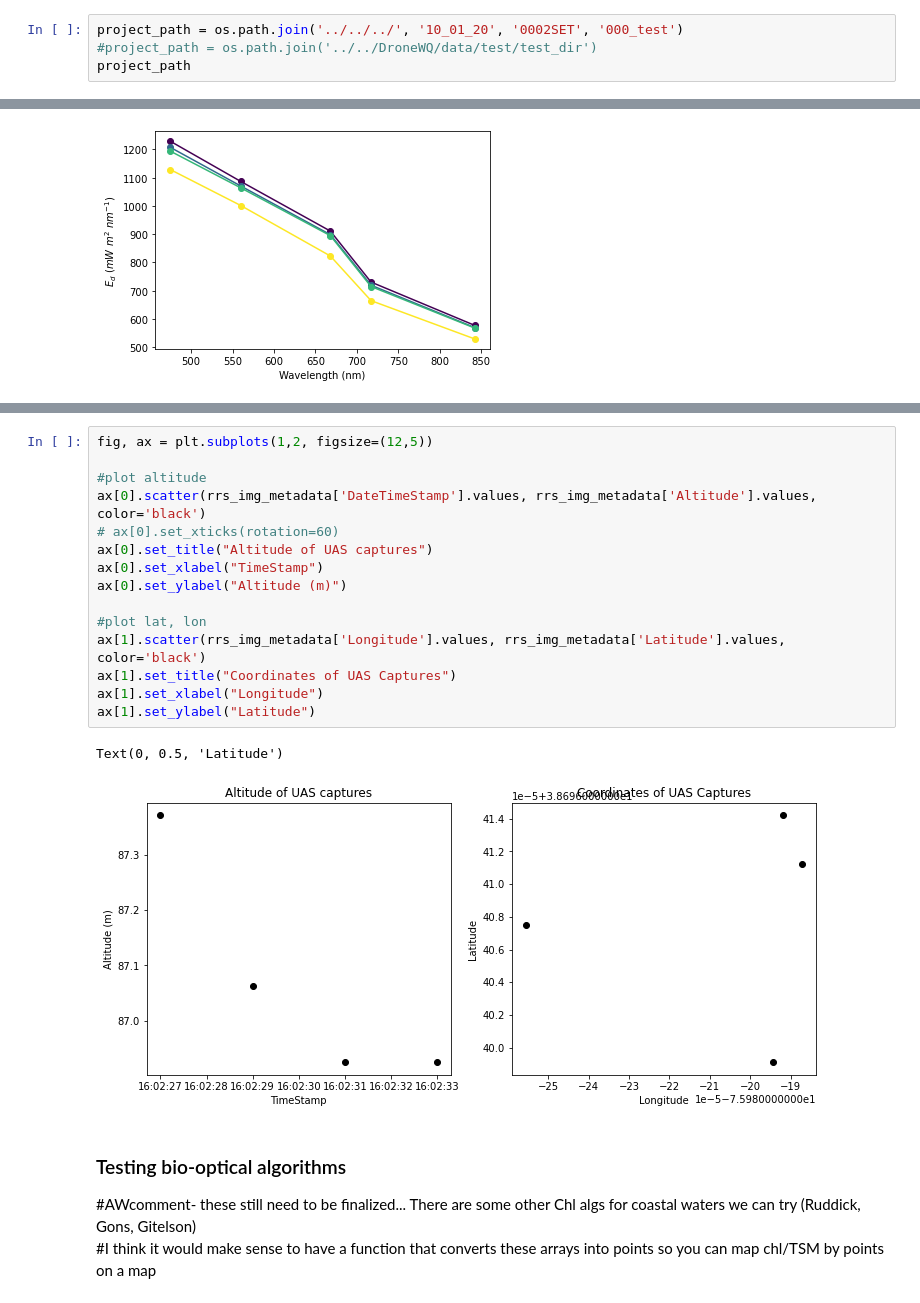
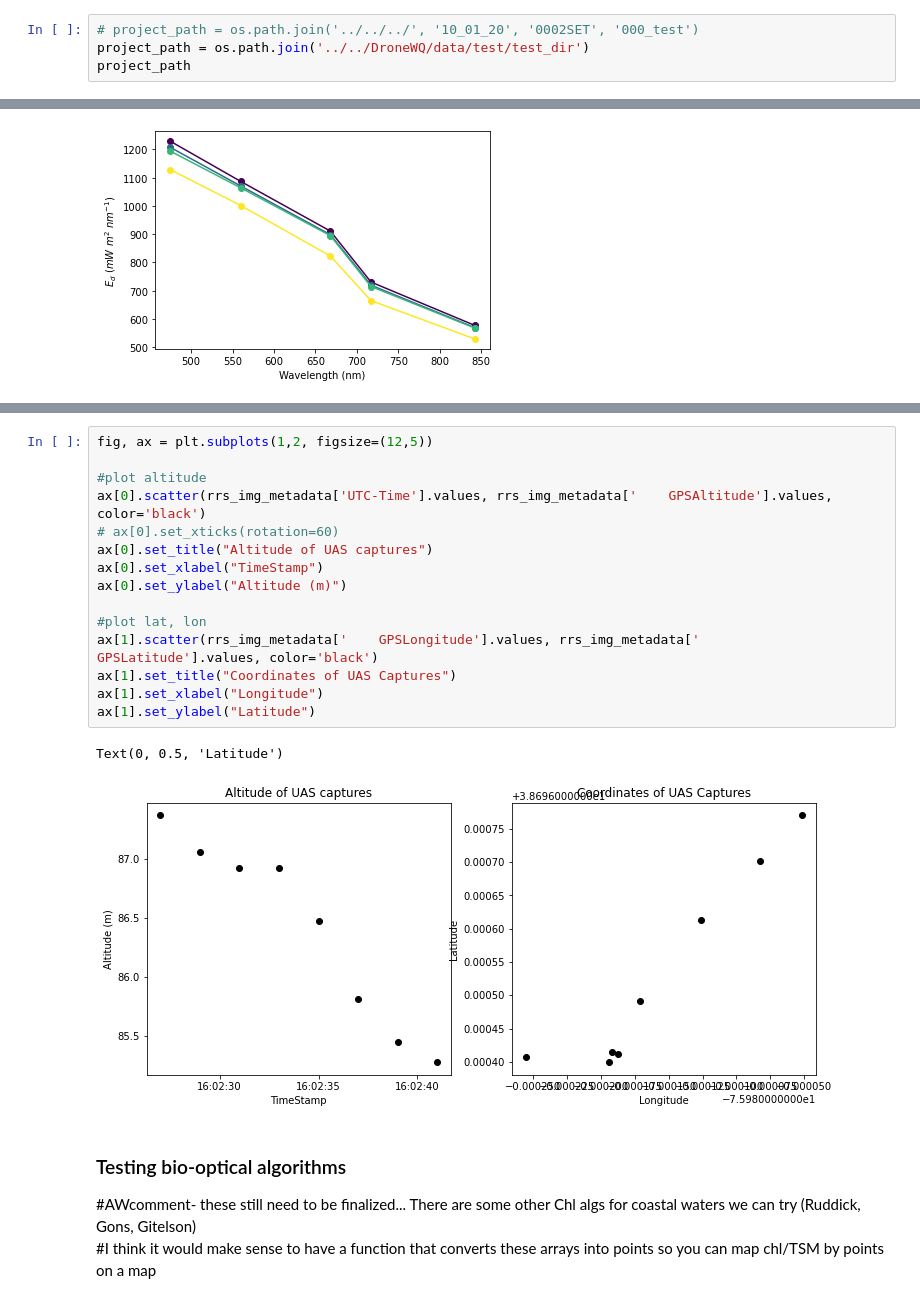
Before and after one commit to aewindle110/DroneWQ, a Jupyter notebook: testing_functions.ipynb, the cells around one changed output, grey strips where cells are left out. Saved outputs shown, nothing was run; the diff lists cells and outputs as text.

```diff
--- a/testing_functions.ipynb
+++ b/testing_functions.ipynb
@@ -48,7 +48,7 @@ from utils_awedits import *
 import warnings
 warnings.filterwarnings('ignore')
 # %%
-project_path = os.path.join('../../../', '10_01_20', '0002SET', '000_test')
-#project_path = os.path.join('../../DroneWQ/data/test/test_dir')
+# project_path = os.path.join('../../../', '10_01_20', '0002SET', '000_test')
+project_path = os.path.join('../../DroneWQ/data/test/test_dir')
 project_path
 # %% [output]
@@ -541,21 +531,21 @@ IndexError: index 4 is out of bounds for axis 0 with size 4
 # %%
 fig, ax = plt.subplots(1,2, figsize=(12,5))
 
 #plot altitude
-ax[0].scatter(rrs_img_metadata['DateTimeStamp'].values, rrs_img_metadata['Altitude'].values, color='black')
+ax[0].scatter(rrs_img_metadata['UTC-Time'].values, rrs_img_metadata['    GPSAltitude'].values, color='black')
 # ax[0].set_xticks(rotation=60)
 ax[0].set_title("Altitude of UAS captures")
 ax[0].set_xlabel("TimeStamp")
 ax[0].set_ylabel("Altitude (m)")
 
 #plot lat, lon
-ax[1].scatter(rrs_img_metadata['Longitude'].values, rrs_img_metadata['Latitude'].values, color='black')
+ax[1].scatter(rrs_img_metadata['    GPSLongitude'].values, rrs_img_metadata['    GPSLatitude'].values, color='black')
 ax[1].set_title("Coordinates of UAS Captures")
 ax[1].set_xlabel("Longitude")
 ax[1].set_ylabel("Latitude")
 # %% [output]
 Text(0, 0.5, 'Latitude')
-[figure, old version]
+[figure, new version]
 # %% [markdown]
 ### Testing bio-optical algorithms
 
```
Also changed, not shown: parts of 19 cells of this notebook, 1 other file.
